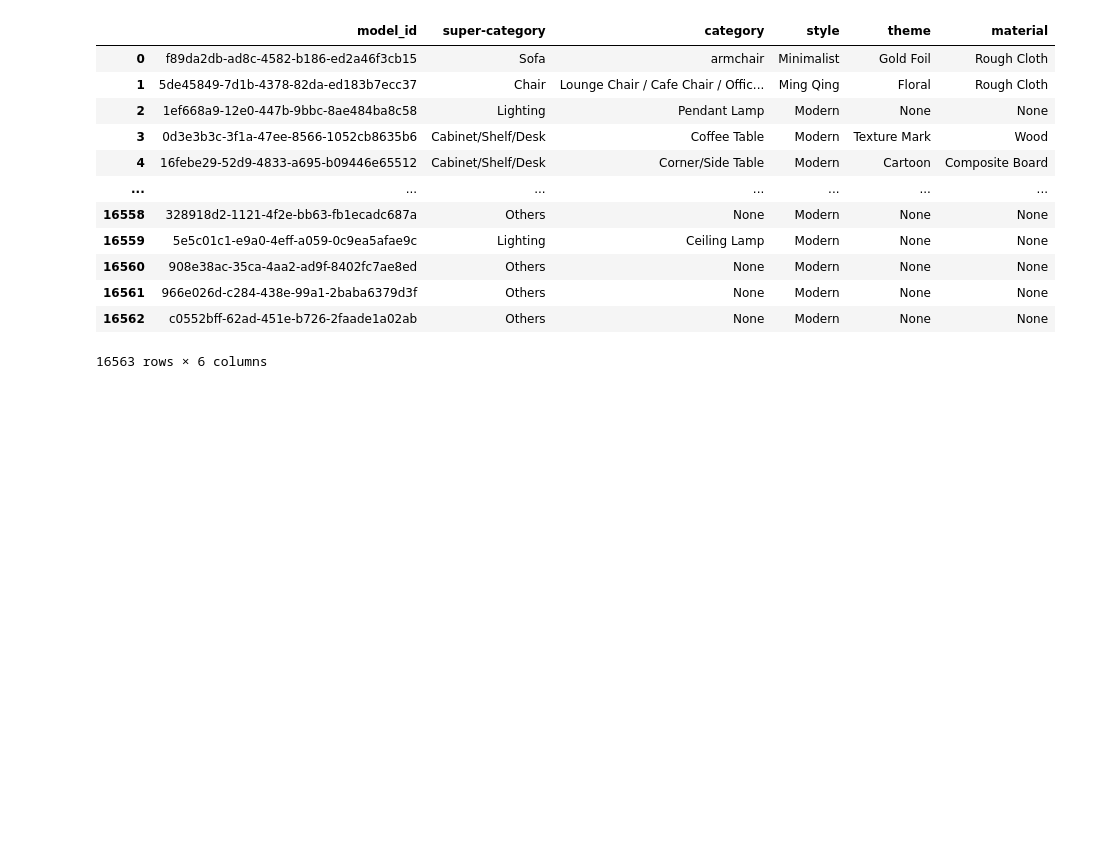
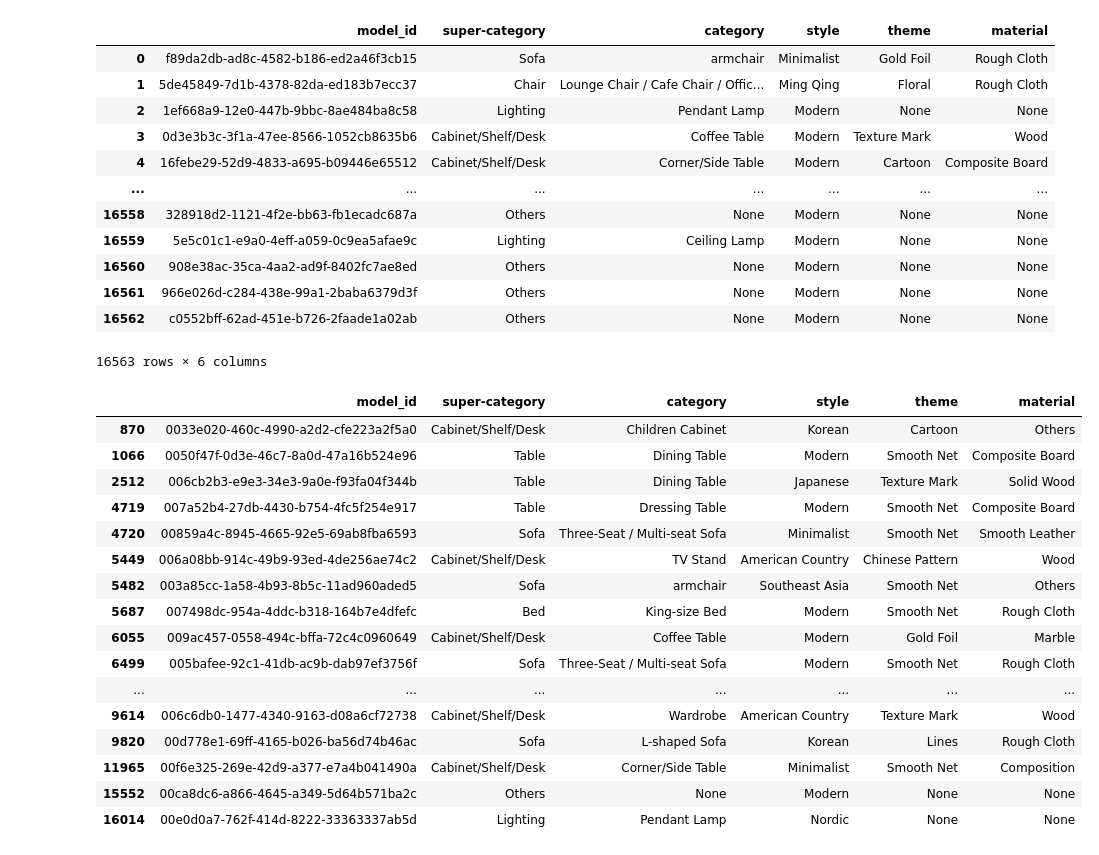
Before and after one commit to SpaceMatch-AI/ATISS, a Jupyter notebook: viz.ipynb, the cells around one changed output. Saved outputs shown, nothing was run; the diff lists cells and outputs as text; code cells hidden in the pictures; blank space fills up the shorter version.

```diff
--- a/viz.ipynb
+++ b/viz.ipynb
@@ -36,3 +36,23 @@ model_info
 | 16561 | 966e026d-c284-438e-99a1-2baba6379d3f | Others | None | Modern | None | None |
 | 16562 | c0552bff-62ad-451e-b726-2faade1a02ab | Others | None | Modern | None | None |
 16563 rows × 6 columns
+# %%
+model_info[model_info["model_id"].isin(model_ids[:n])]
+# %% [output]
+|  | model_id | super-category | category | style | theme | material |
+| 870 | 0033e020-460c-4990-a2d2-cfe223a2f5a0 | Cabinet/Shelf/Desk | Children Cabinet | Korean | Cartoon | Others |
+| 1066 | 0050f47f-0d3e-46c7-8a0d-47a16b524e96 | Table | Dining Table | Modern | Smooth Net | Composite Board |
+| 2512 | 006cb2b3-e9e3-34e3-9a0e-f93fa04f344b | Table | Dining Table | Japanese | Texture Mark | Solid Wood |
+| 4719 | 007a52b4-27db-4430-b754-4fc5f254e917 | Table | Dressing Table | Modern | Smooth Net | Composite Board |
+| 4720 | 00859a4c-8945-4665-92e5-69ab8fba6593 | Sofa | Three-Seat / Multi-seat Sofa | Minimalist | Smooth Net | Smooth Leather |
+| 5449 | 006a08bb-914c-49b9-93ed-4de256ae74c2 | Cabinet/Shelf/Desk | TV Stand | American Country | Chinese Pattern | Wood |
+| 5482 | 003a85cc-1a58-4b93-8b5c-11ad960aded5 | Sofa | armchair | Southeast Asia | Smooth Net | Others |
+| 5687 | 007498dc-954a-4ddc-b318-164b7e4dfefc | Bed | King-size Bed | Modern | Smooth Net | Rough Cloth |
+| 6055 | 009ac457-0558-494c-bffa-72c4c0960649 | Cabinet/Shelf/Desk | Coffee Table | Modern | Gold Foil | Marble |
+| 6499 | 005bafee-92c1-41db-ac9b-dab97ef3756f | Sofa | Three-Seat / Multi-seat Sofa | Modern | Smooth Net | Rough Cloth |
+| ... | ... | ... | ... | ... | ... | ... |
+| 9614 | 006c6db0-1477-4340-9163-d08a6cf72738 | Cabinet/Shelf/Desk | Wardrobe | American Country | Texture Mark | Wood |
+| 9820 | 00d778e1-69ff-4165-b026-ba56d74b46ac | Sofa | L-shaped Sofa | Korean | Lines | Rough Cloth |
+| 11965 | 00f6e325-269e-42d9-a377-e7a4b041490a | Cabinet/Shelf/Desk | Corner/Side Table | Minimalist | Smooth Net | Composition |
+| 15552 | 00ca8dc6-a866-4645-a349-5d64b571ba2c | Others | None | Modern | None | None |
+| 16014 | 00e0d0a7-762f-414d-8222-33363337ab5d | Lighting | Pendant Lamp | Nordic | None | None |
```
Also changed, not shown: parts of 12 cells of this notebook.
